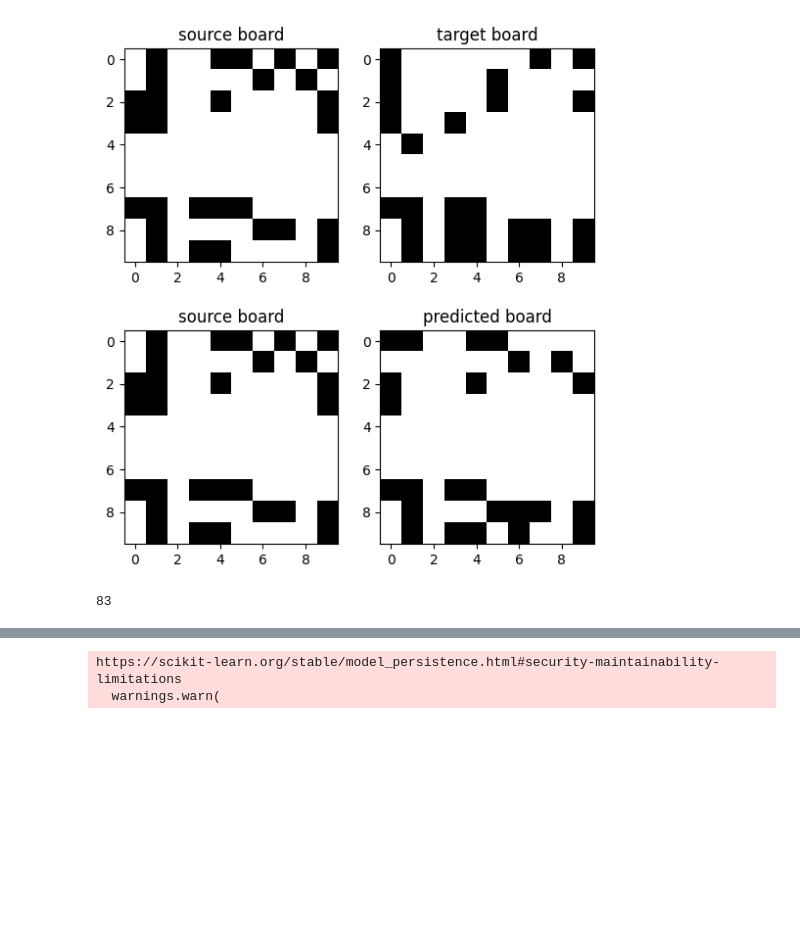
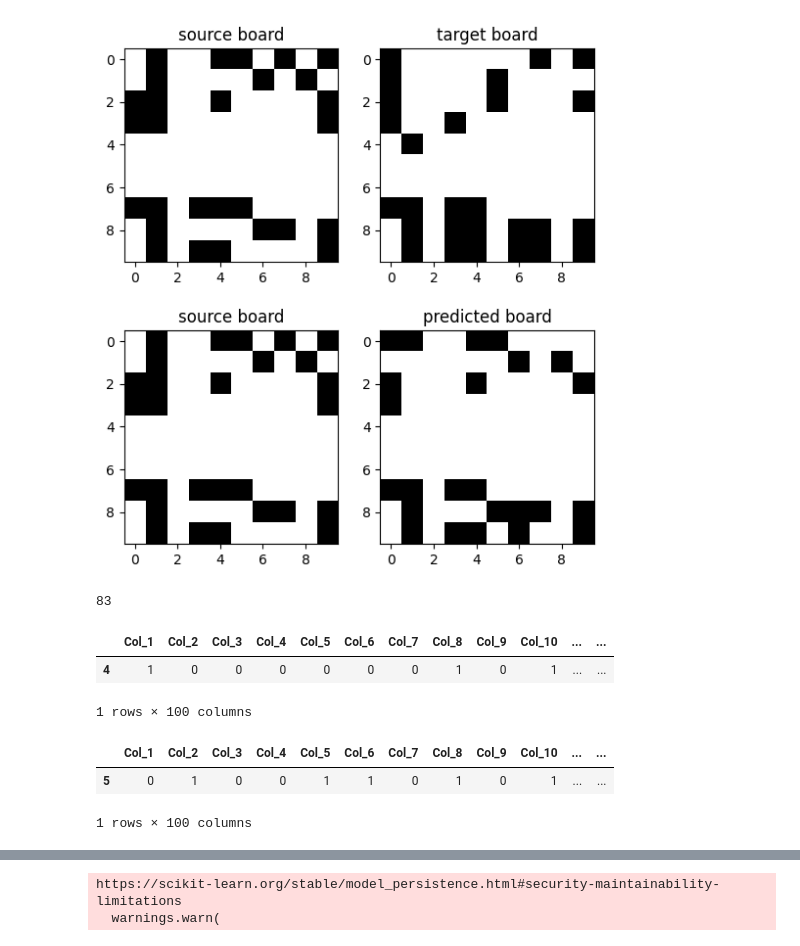
Before and after one commit to drorBamberger/GameOfLife, a Jupyter notebook: predict_board.ipynb, the cells around one changed output, grey strips where cells are left out. Drawn from its saved outputs; the diff is of its cells as text; code cells hidden in the pictures; blank space fills up the shorter version.

```diff
--- a/predict_board.ipynb
+++ b/predict_board.ipynb
@@ -146,0 +159,12 @@ print(s)
+# %%
+board1
+# %% [output]
+|  | Col_1 | Col_2 | Col_3 | Col_4 | Col_5 | Col_6 | Col_7 | Col_8 | Col_9 | Col_10 | ... | ... |
+| 4 | 1 | 0 | 0 | 0 | 0 | 0 | 0 | 1 | 0 | 1 | ... | ... |
+1 rows × 100 columns
+# %%
+board2
+# %% [output]
+|  | Col_1 | Col_2 | Col_3 | Col_4 | Col_5 | Col_6 | Col_7 | Col_8 | Col_9 | Col_10 | ... | ... |
+| 5 | 0 | 1 | 0 | 0 | 1 | 1 | 0 | 1 | 0 | 1 | ... | ... |
+1 rows × 100 columns
```
Also changed, not shown: parts of 7 cells of this notebook, 1 other file.
